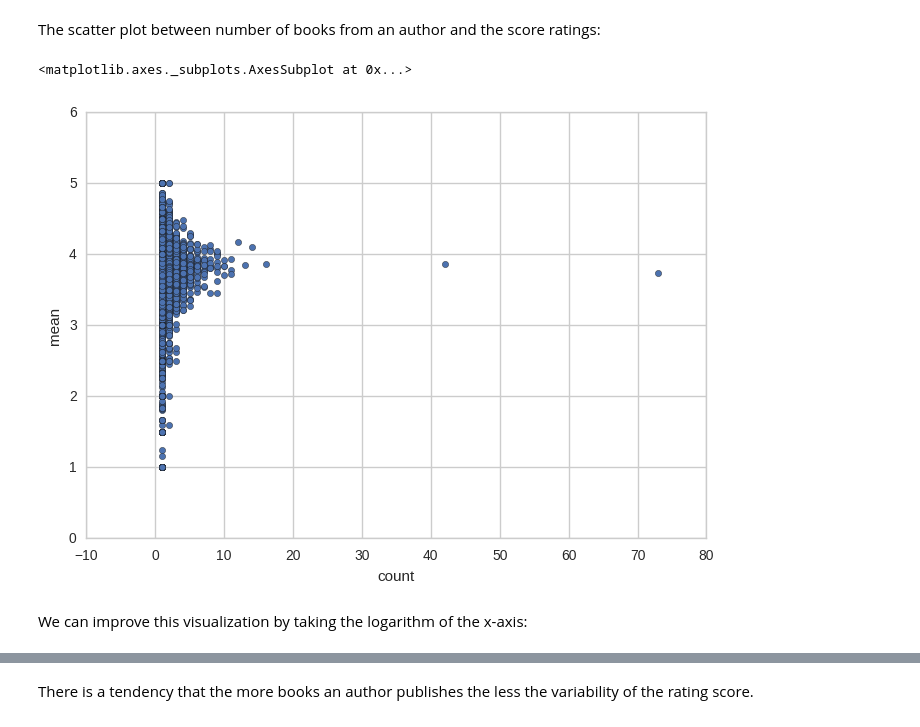
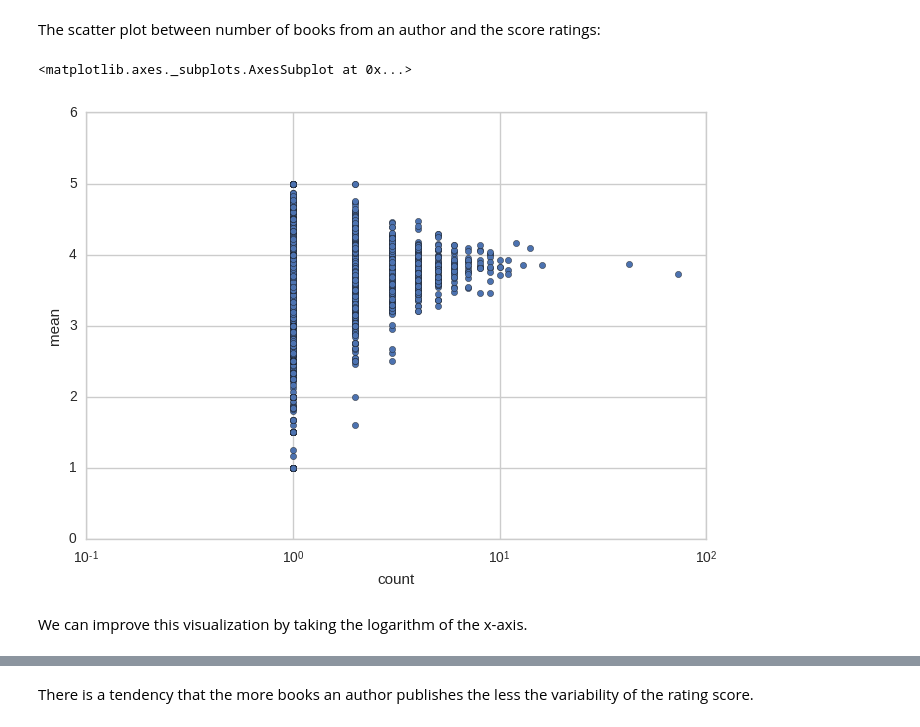
Before and after one commit to klitonandrea/BookRatings, a Jupyter notebook: Story telling with book ratings.ipynb, the cells around one changed output, grey strips where cells are left out. Cells and saved outputs as stored; diff of their text form; code cells hidden in the pictures.

```diff
--- a/Story telling with book ratings.ipynb
+++ b/Story telling with book ratings.ipynb
@@ -248,9 +279,9 @@ There are 8751 different authors.
 The scatter plot between number of books from an author and the score ratings:
 # %%
 #authAverageCount.columns = pd.Index(['count', 'mean'])
-authAverageCount.plot(kind='scatter', x='count', y='mean')
+authAverageCount.plot(kind='scatter', x='count', y='mean', logx=True)
 # %% [output]
 <matplotlib.axes._subplots.AxesSubplot at 0x...>
-[figure, old version]
+[figure, new version]
 # %% [markdown]
-We can improve this visualization by taking the logarithm of the x-axis:
+We can improve this visualization by taking the logarithm of the x-axis.
```
Also changed, not shown: parts of 35 cells of this notebook.
